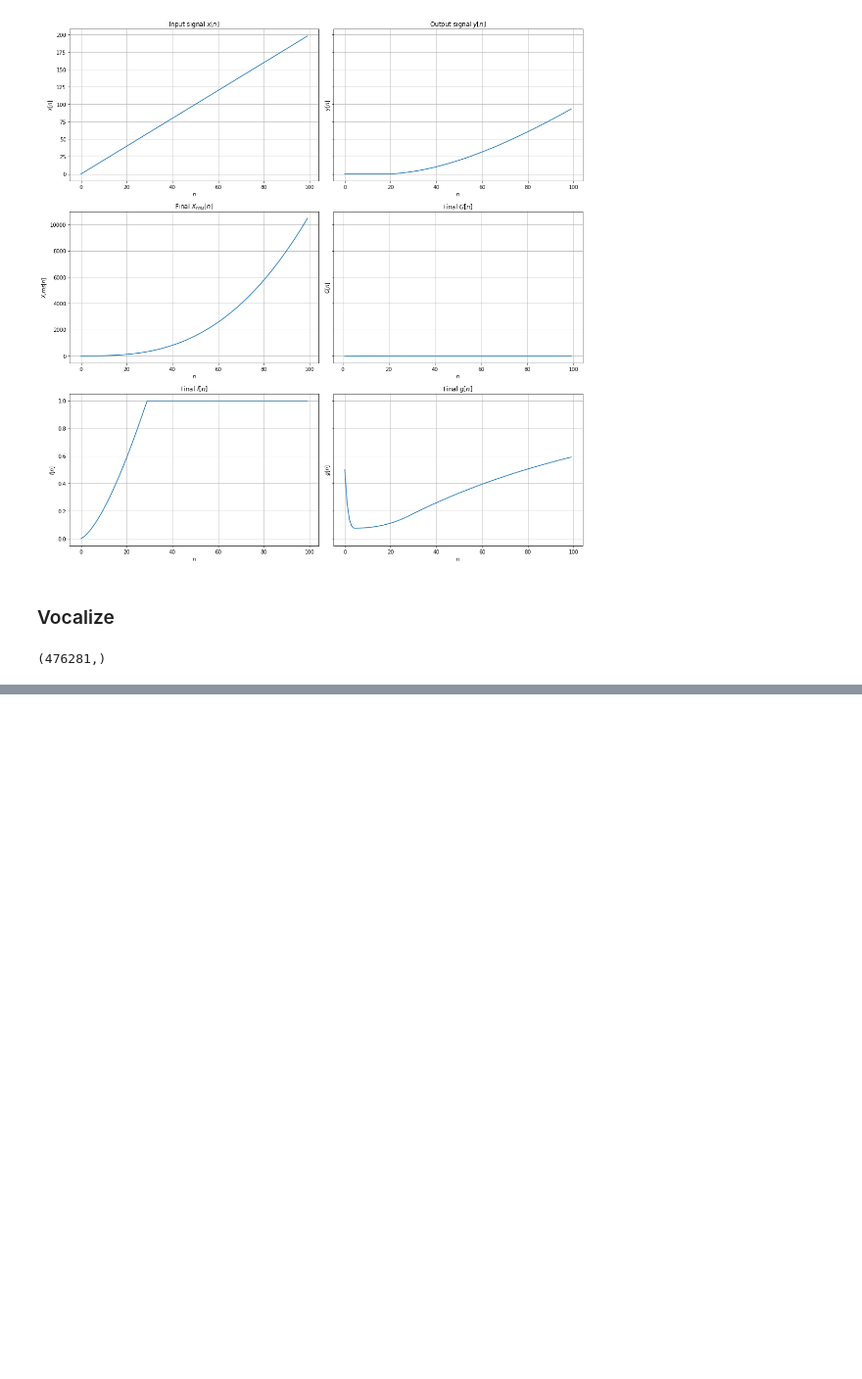
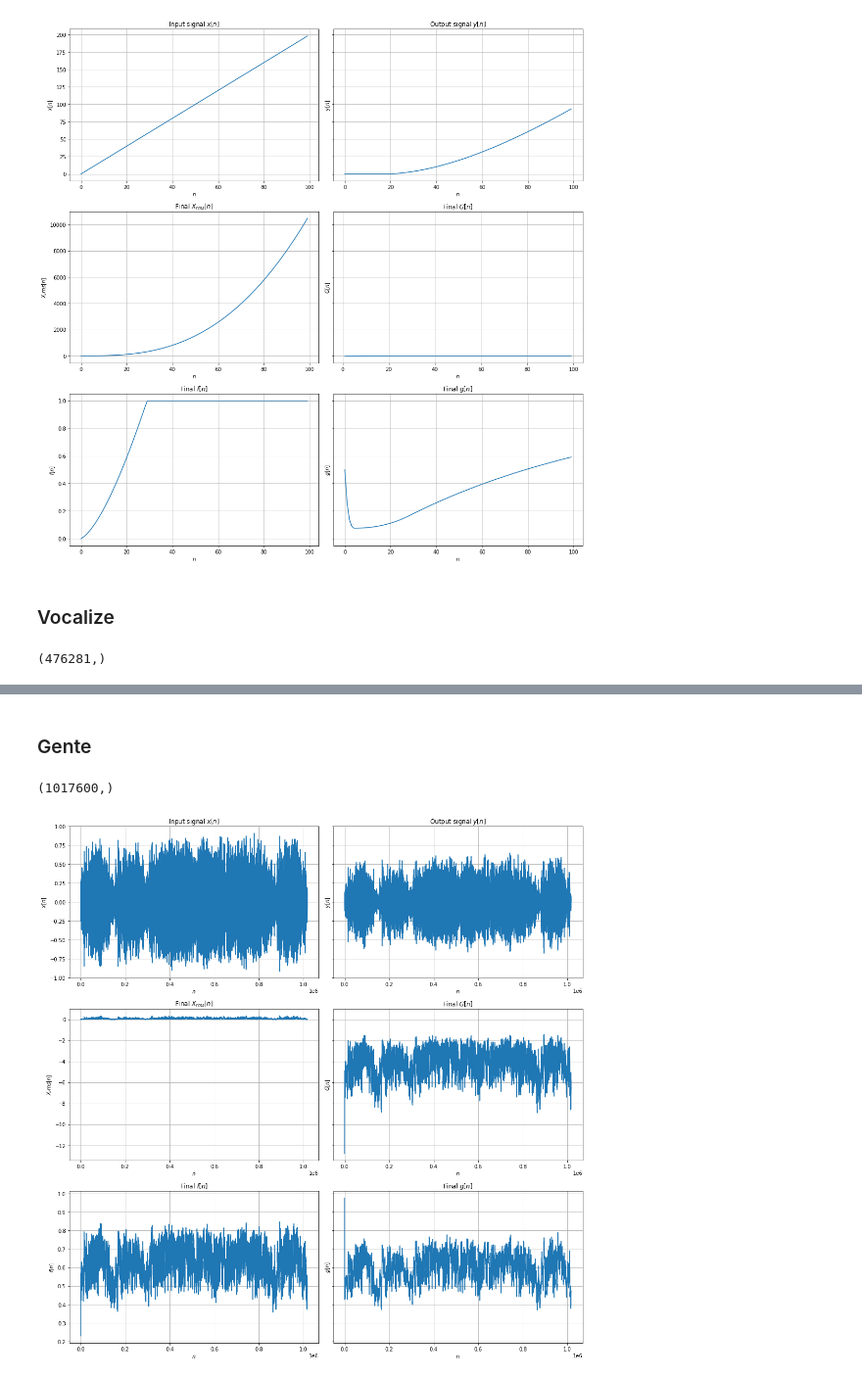
Before and after one commit to gbfelgas/coe780-topics-in-audio-signal-processing, a Jupyter notebook: chap04/compexp.ipynb, the cells around one changed output, grey strips where cells are left out. Shown at 98% size. Cells and saved outputs as stored; diff of their text form; code cells hidden in the pictures; blank space fills up the shorter version.

```diff
--- a/chap04/compexp.ipynb
+++ b/chap04/compexp.ipynb
@@ -291,0 +278,25 @@ sf.write('audios/shine_on_part.wav', x_shine[10000:20000], sr)
+# %% [markdown]
+### Gente
+# %%
+x_gente, sr = sf.read('audios/gente.wav')
+x_gente = np.mean(x_gente, axis=-1)
+n = np.arange(len(x_gente))
+print(x_gente.shape)
+# %% [output]
+(1017600,)
+# %%
+CT = 0.3
+ET = 0
+CS = -0.3
+ES = 0
+
+tav = 0.01
+at = 0.03
+rt = 0.003
+delay = 20
+
+y_gente, rms, G, f, g = compexp(x_gente, CT, CS, ET, ES, tav, at, rt, delay)
+plot_compexp(n, x_gente, y_gente, rms, f, G, g, 'compressor/gente')
+sf.write('audios/compressor/gente_out.wav', y_gente, sr)
+# %% [output]
+[figure, added]
```
Also changed, not shown: parts of 24 cells of this notebook, 5 other files.
